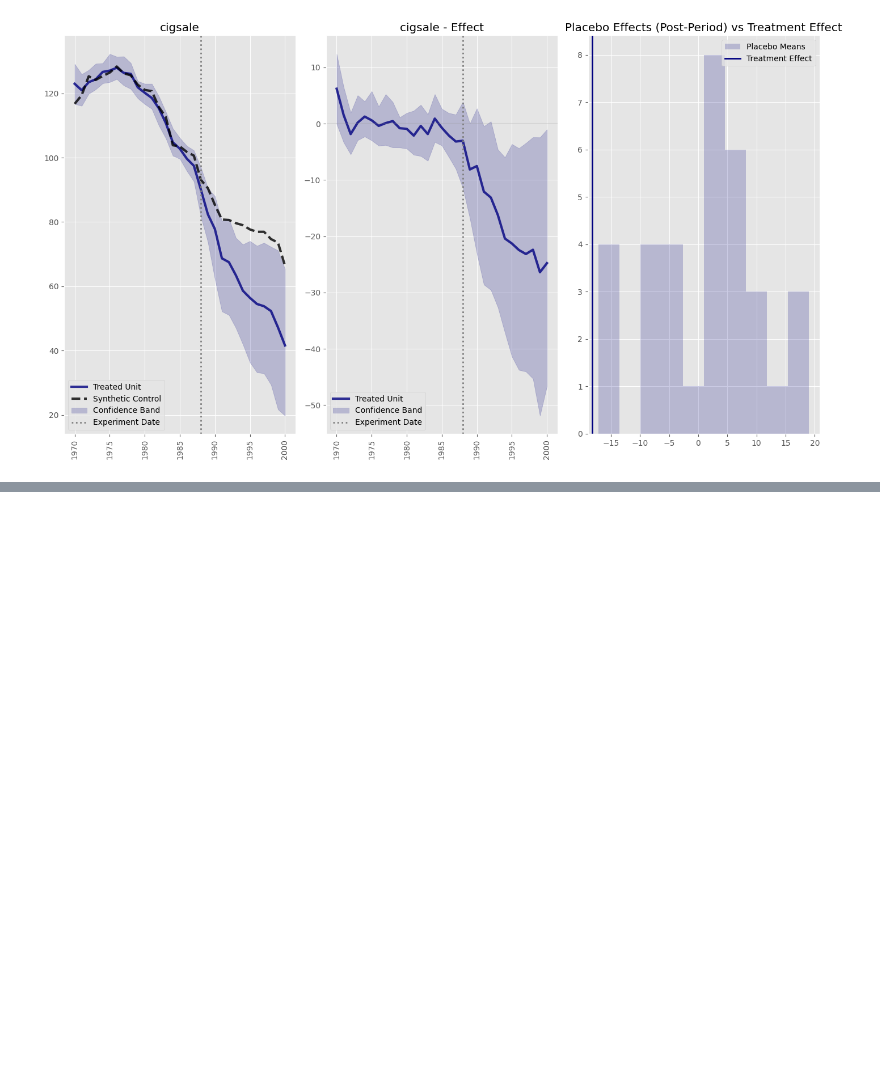
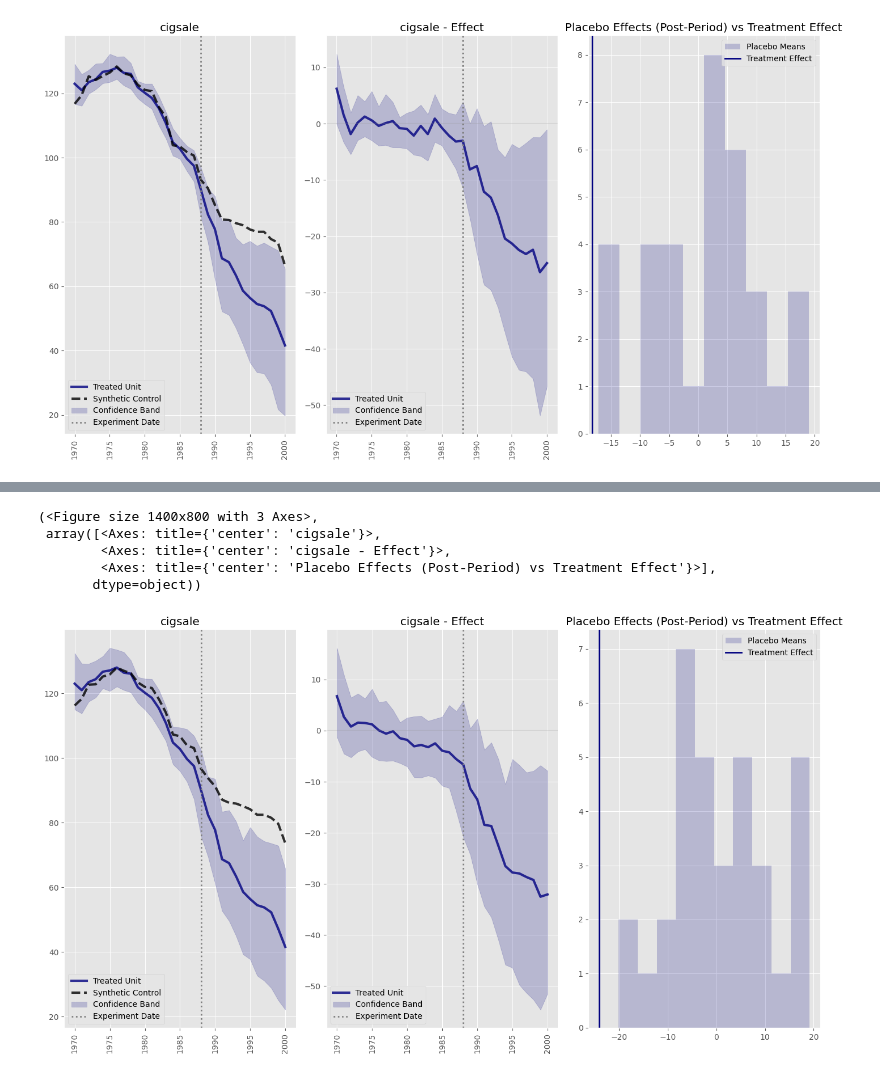
Before and after one commit to fhauschultz/causal-inference, a Jupyter notebook: examples/example.ipynb, the cells around one changed output, grey strips where cells are left out. Cells and saved outputs as stored; diff of their text form; code cells hidden in the pictures; blank space fills up the shorter version.

```diff
--- a/examples/example.ipynb
+++ b/examples/example.ipynb
@@ -30,0 +59,22 @@ synthetic_control.plot(layout='row')
+# %%
+synthetic_control = causal_inference.SyntheticControl(
+        data=california_data,
+        unit_col="state",
+        time_col="year",
+        value_col="cigsale",
+        treatment = 'status',
+        covariates=["retprice"],
+        matplotlib_style='ggplot',
+        matplotlib_theme_color ='navy',
+        model = linear_model.Ridge(alpha=50.0,positive=True)
+    )
+
+synthetic_control.fit(significance_level=10)
+synthetic_control.plot(layout='row')
+# %% [output]
+(<Figure size 1400x800 with 3 Axes>,
+ array([<Axes: title={'center': 'cigsale'}>,
+        <Axes: title={'center': 'cigsale - Effect'}>,
+        <Axes: title={'center': 'Placebo Effects (Post-Period) vs Treatment Effect'}>],
+       dtype=object))
+[figure, added]
```
Also changed, not shown: parts of 6 cells of this notebook.
